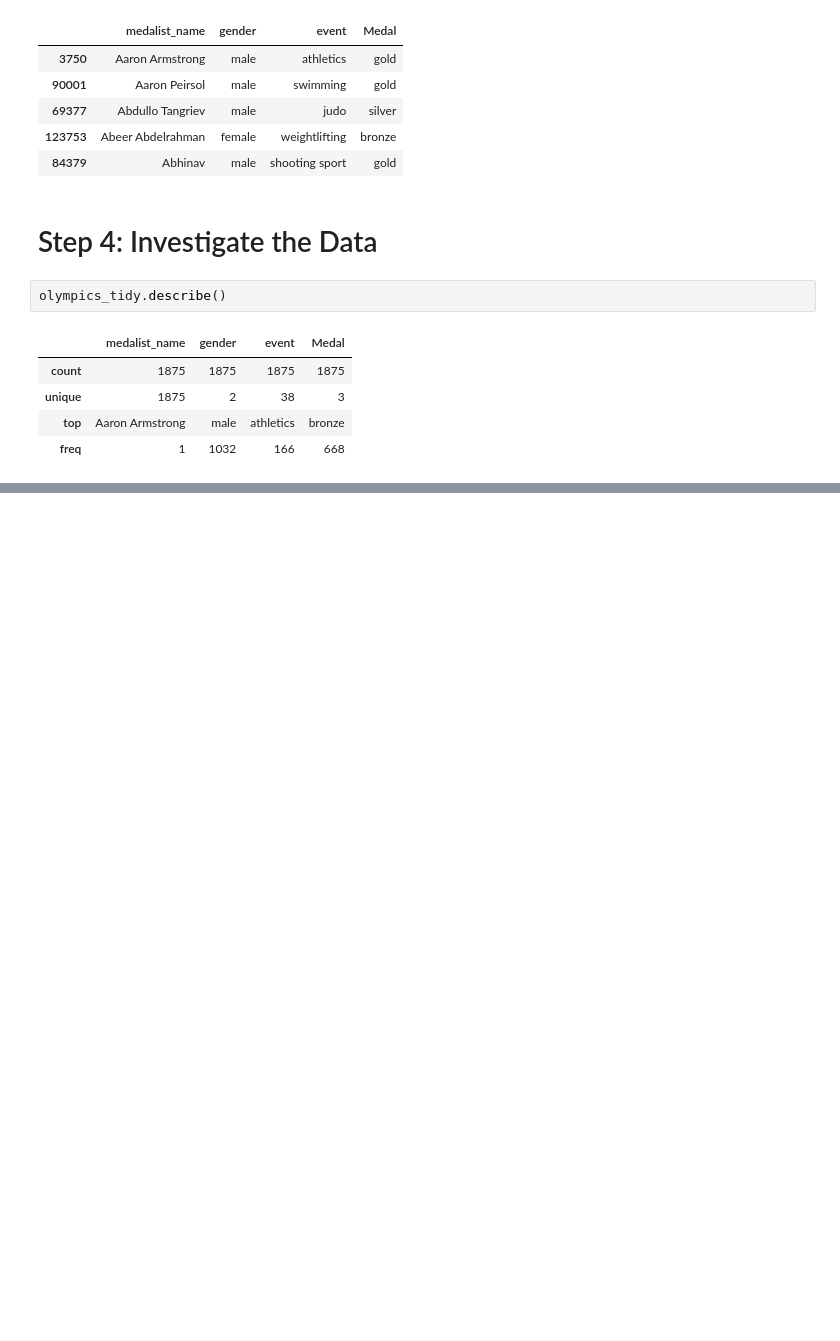
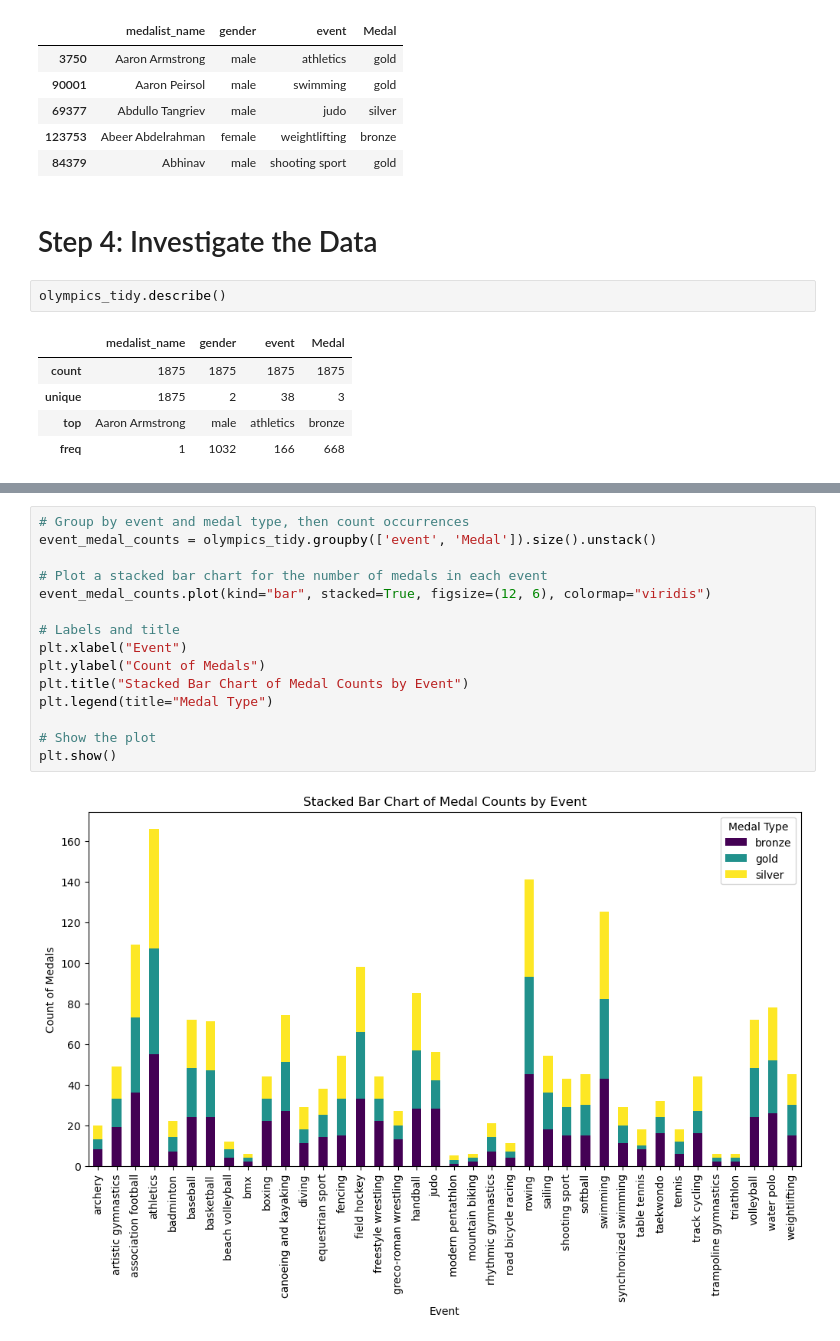
Before and after one commit to silvanamejia1/MEJIA-Python-Portfolio, a Jupyter notebook: Computing II/TidyData_Project/tidy_code.ipynb, the cells around one changed output, grey strips where cells are left out. Cells and saved outputs as stored; diff of their text form; blank space fills up the shorter version.

```diff
--- a/Computing II/TidyData_Project/tidy_code.ipynb
+++ b/Computing II/TidyData_Project/tidy_code.ipynb
@@ -82,0 +110,17 @@ Gold: 586, Silver: 621, Bronze: 668
+# %%
+# Group by event and medal type, then count occurrences
+event_medal_counts = olympics_tidy.groupby(['event', 'Medal']).size().unstack()
+
+# Plot a stacked bar chart for the number of medals in each event
+event_medal_counts.plot(kind="bar", stacked=True, figsize=(12, 6), colormap="viridis")
+
+# Labels and title
+plt.xlabel("Event")
+plt.ylabel("Count of Medals")
+plt.title("Stacked Bar Chart of Medal Counts by Event")
+plt.legend(title="Medal Type")
+
+# Show the plot
+plt.show()
+# %% [output]
+[figure, added]
```
Also changed, not shown: parts of 13 cells of this notebook.
